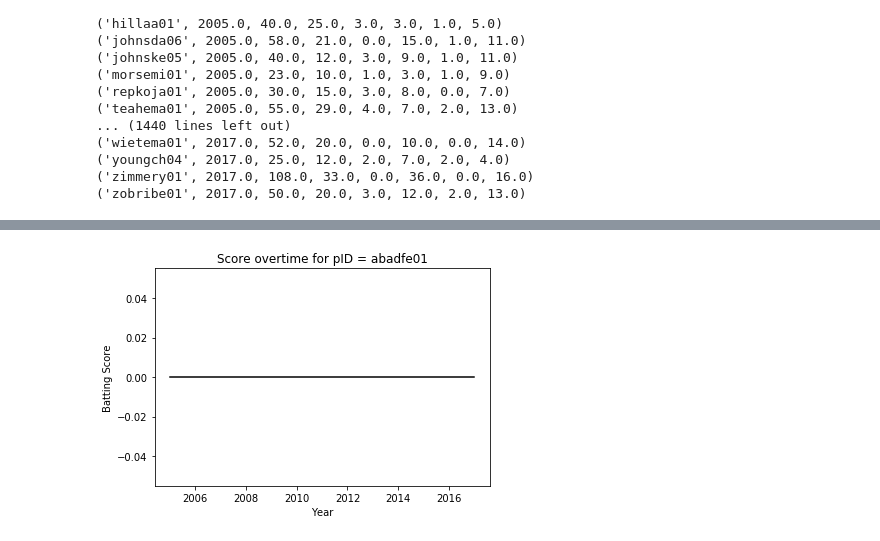
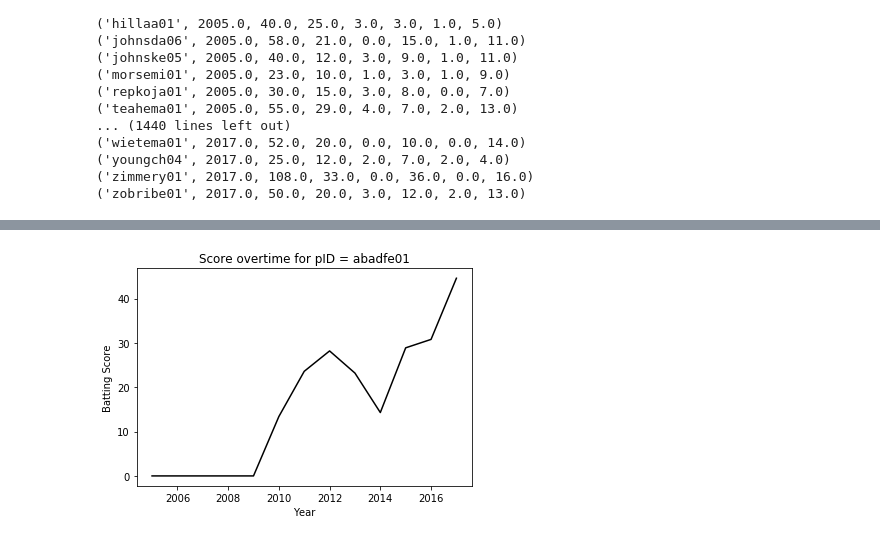
Before and after one commit to Zaaler/Sabermetrics-Project, a Jupyter notebook: Sabermetrics Final Project.ipynb, the cells around one changed output, grey strips where cells are left out. Saved outputs shown, nothing was run; the diff lists cells and outputs as text; code cells hidden in the pictures.

Commit message:
Finished making better data
Took out the players who never managed to get to 200 AB's but played for longer than 5 years between 2005 and 2017

```diff
--- a/Sabermetrics Final Project.ipynb
+++ b/Sabermetrics Final Project.ipynb
@@ -207,9 +207,25 @@ wHR = .3
 wCS = -.2
 wGIDP = -.5
 
+final_results = []
+final_results_years = []
 for i in range(0,len(player_matrix)):
+    score = np.zeros(len(years))
+    count = 0
     for j in range(0,len(years)):
         evaled = wRBI*player_matrix[i].stats[j][0] + w2B*player_matrix[i].stats[j][1] + w3B*player_matrix[i].stats[j][2] + wHR*player_matrix[i].stats[j][3] + wCS*player_matrix[i].stats[j][4] + wGIDP*player_matrix[i].stats[j][5]
-        print(evaled)
-        player_matrix[i].score[j] = evaled
+        #print(evaled)
+        #print(count)
+        if evaled == 0:
+            count += 1
+        score[j] = evaled
+    if count > 10:
+        pass
+    else:
+        #print("Appended: ", score)
+        final_results.append(score[:])
+        final_results_years.append(13-count)
+
+print("Number of Qualifying Players =",len(final_results))
+print("Average Number of Years Played =",np.mean(final_results_years))
 # %% [output]
@@ -233,9 +234,9 @@ for i in range(0,len(player_matrix)):
 # %%
 # PLOT SOME EXAMPLES FROM SOME OF THE PLAYERS
-plt.plot(years,player_matrix[4].score[:],'k')
+plt.plot(years,final_results[1],'k')
 plt.xlabel('Year')
 plt.ylabel('Batting Score')
 plt.title('Score overtime for pID = %s' % player_matrix[0].ID)
 plt.show()
 # %% [output]
-[figure, old version]
+[figure, new version]
```
Also changed, not shown: parts of 1 cell of this notebook.
